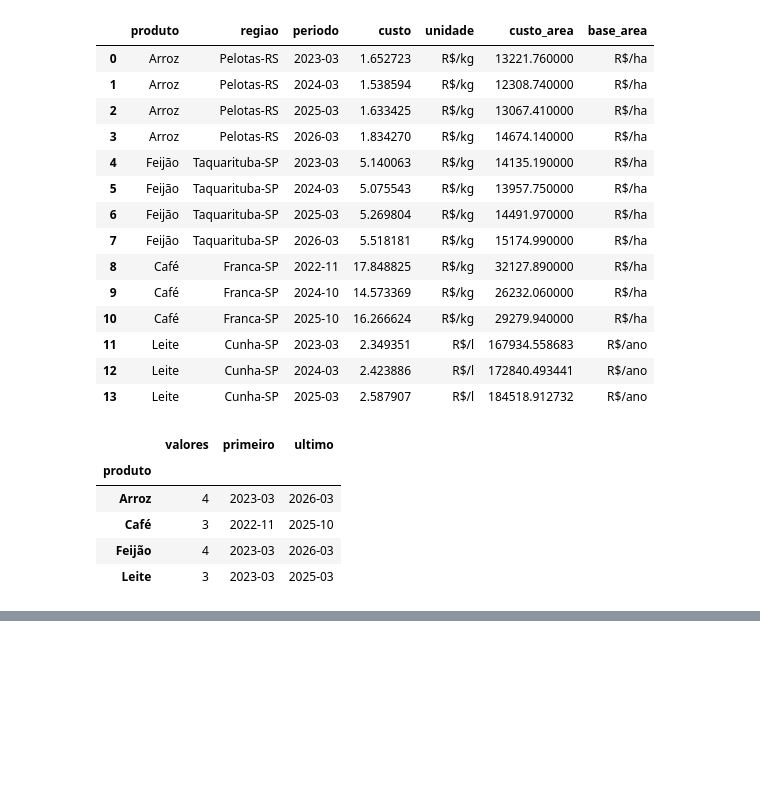
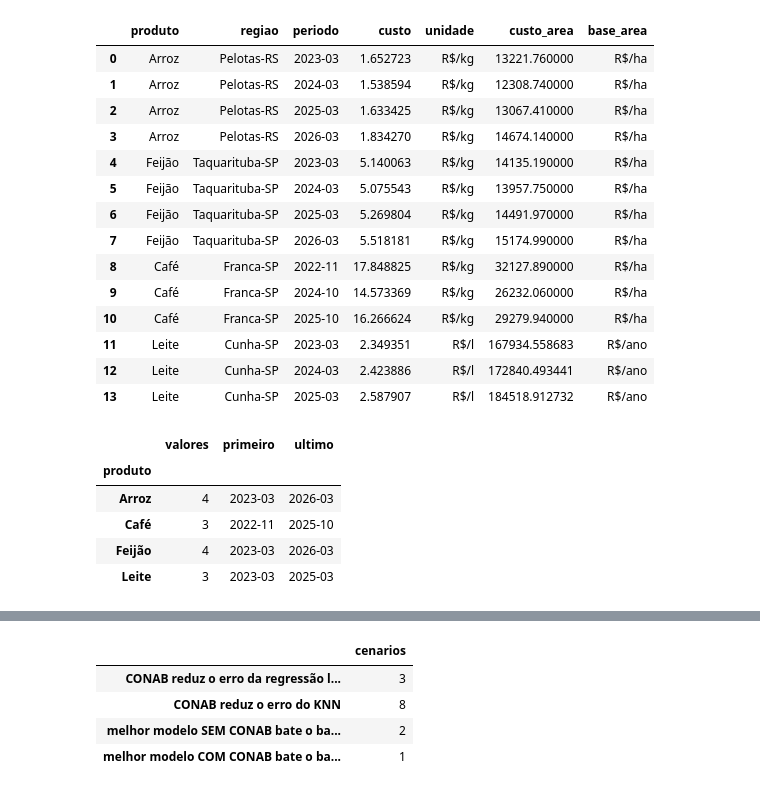
Before and after one commit to arturcontarelli/analise-cesta-basica-ml, a Jupyter notebook: notebooks/03_conab.ipynb, the cells around one changed output, grey strips where cells are left out. Cells and saved outputs as stored; diff of their text form; code cells hidden in the pictures; blank space fills up the shorter version.

```diff
--- a/notebooks/03_conab.ipynb
+++ b/notebooks/03_conab.ipynb
@@ -233,0 +268,14 @@ A decisão sobre usar esses valores nos modelos da Q1 será registrada em `docs/
+# %%
+# Resumo dos 8 cenários (4 produtos x 2 defasagens)
+pd.Series({
+    "CONAB reduz o erro da regressão linear": (mae["linear+CONAB"] < mae["linear"]).sum(),
+    "CONAB reduz o erro do KNN": (mae["knn+CONAB"] < mae["knn"]).sum(),
+    "melhor modelo SEM CONAB bate o baseline": (mae[["linear", "knn"]].min(axis=1) < mae["baseline"]).sum(),
+    "melhor modelo COM CONAB bate o baseline": (mae[["linear+CONAB", "knn+CONAB"]].min(axis=1) < mae["baseline"]).sum(),
+}, name="cenarios").to_frame()
+# %% [output]
+|  | cenarios |
+| CONAB reduz o erro da regressão l... | 3 |
+| CONAB reduz o erro do KNN | 8 |
+| melhor modelo SEM CONAB bate o ba... | 2 |
+| melhor modelo COM CONAB bate o ba... | 1 |
```
Also changed, not shown: parts of 9 cells of this notebook, 11 other files.
